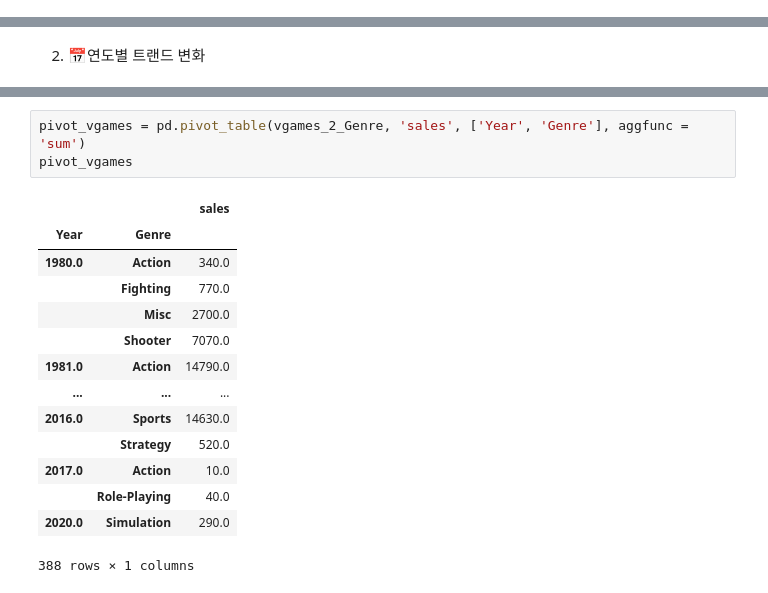
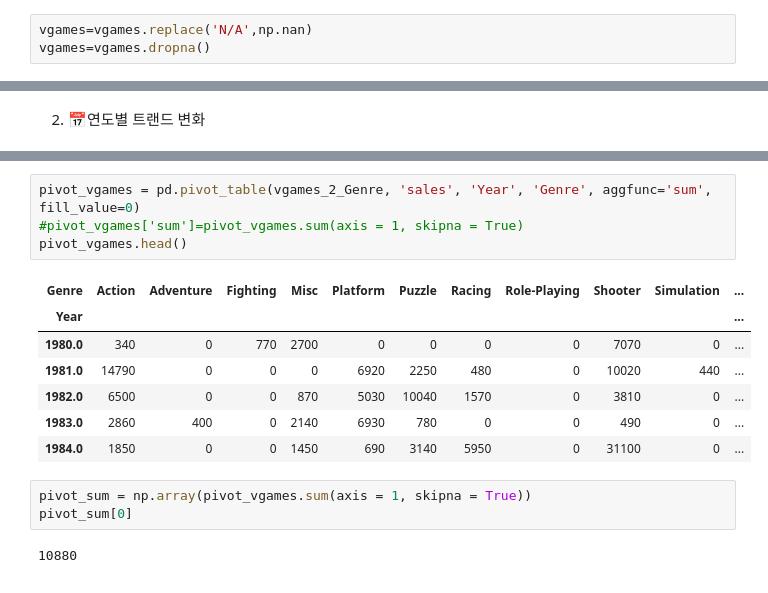
Before and after one commit to superahxd/_project, a Jupyter notebook: sec1_project.ipynb, the cells around one changed output, grey strips where cells are left out. Drawn from its saved outputs; the diff is of its cells as text.

```diff
--- a/sec1_project.ipynb
+++ b/sec1_project.ipynb
@@ -43,3 +54,6 @@ vgames.head()
+# %%
+vgames=vgames.replace('N/A',np.nan)
+vgames=vgames.dropna()
 # %%
 def value_to_float(x):
     if type(x) == float or type(x) == int:
@@ -209,18 +241,17 @@ vgames_2_Genre['sales'] = vgames.iloc[:, 5:].sum(axis = 1, skipna = True)
 # %%
-pivot_vgames = pd.pivot_table(vgames_2_Genre, 'sales', ['Year', 'Genre'], aggfunc = 'sum')
-pivot_vgames
+pivot_vgames = pd.pivot_table(vgames_2_Genre, 'sales', 'Year', 'Genre', aggfunc='sum', fill_value=0)
+#pivot_vgames['sum']=pivot_vgames.sum(axis = 1, skipna = True)
+pivot_vgames.head()
 # %% [output]
-|  |  | sales |
-| Year | Genre |  |
-| 1980.0 | Action | 340.0 |
-|  | Fighting | 770.0 |
-|  | Misc | 2700.0 |
-|  | Shooter | 7070.0 |
-| 1981.0 | Action | 14790.0 |
-| ... | ... | ... |
-| 2016.0 | Sports | 14630.0 |
-|  | Strategy | 520.0 |
-| 2017.0 | Action | 10.0 |
-|  | Role-Playing | 40.0 |
-| 2020.0 | Simulation | 290.0 |
+| Genre | Action | Adventure | Fighting | Misc | Platform | Puzzle | Racing | Role-Playing | Shooter | Simulation | ... |
+| Year |  |  |  |  |  |  |  |  |  |  | ... |
+| 1980.0 | 340 | 0 | 770 | 2700 | 0 | 0 | 0 | 0 | 7070 | 0 | ... |
+| 1981.0 | 14790 | 0 | 0 | 0 | 6920 | 2250 | 480 | 0 | 10020 | 440 | ... |
+| 1982.0 | 6500 | 0 | 0 | 870 | 5030 | 10040 | 1570 | 0 | 3810 | 0 | ... |
+| 1983.0 | 2860 | 400 | 0 | 2140 | 6930 | 780 | 0 | 0 | 490 | 0 | ... |
+| 1984.0 | 1850 | 0 | 0 | 1450 | 690 | 3140 | 5950 | 0 | 31100 | 0 | ... |
-388 rows × 1 columns
+# %%
+pivot_sum = np.array(pivot_vgames.sum(axis = 1, skipna = True))
+pivot_sum[0]
+# %% [output]
+10880
```
Also changed, not shown: parts of 17 cells of this notebook.
